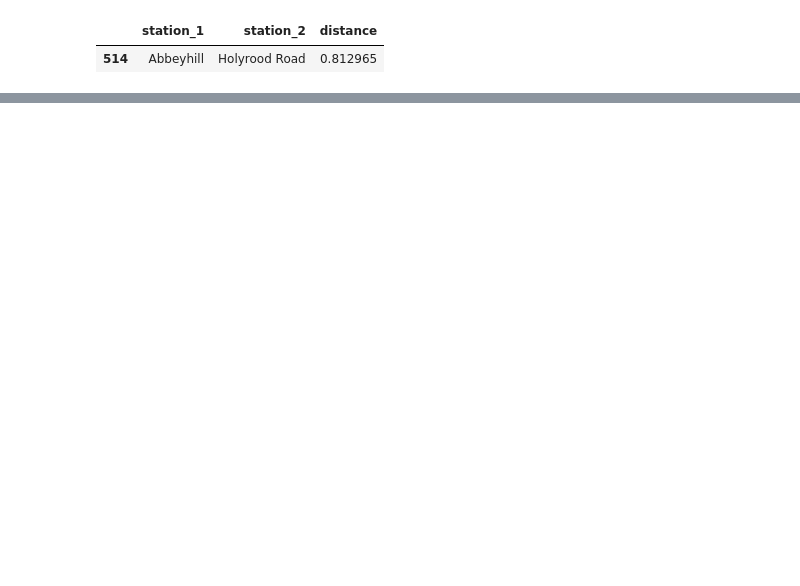
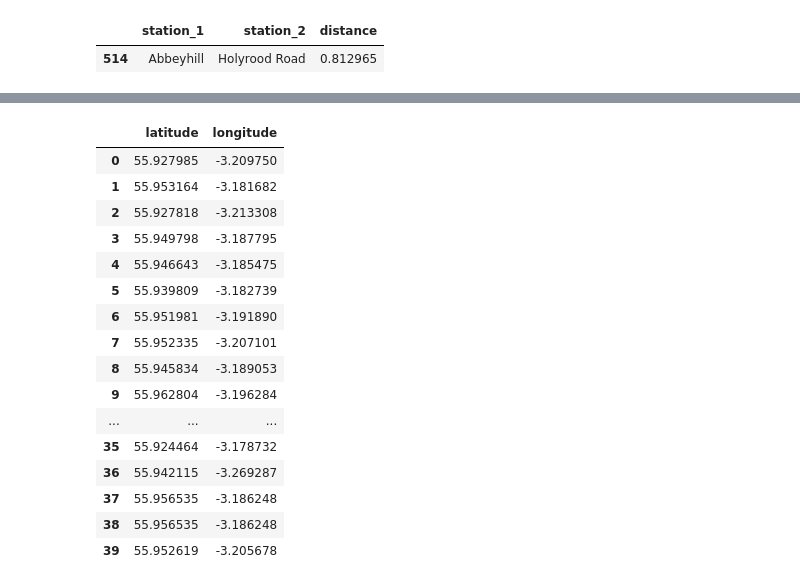
Before and after one commit to NikolasHe/MMCS_Project, a Jupyter notebook: notebook.ipynb, the cells around one changed output, grey strips where cells are left out. Cells and saved outputs as stored; diff of their text form; code cells hidden in the pictures; blank space fills up the shorter version.

Commit message:
kmeans

```diff
--- a/notebook.ipynb
+++ b/notebook.ipynb
@@ -294,0 +290,43 @@ df_dist[df_dist['station_1']=='Abbeyhill'][df_dist[df_dist['station_1']=='Abbeyh
+# %%
+close_stations = df_dist[df_dist['distance'] <= 0.25]
+# thereshold is equivalent to about 2-3 min walk
+
+close_stations = close_stations[close_stations.station_1 != close_stations.station_2]
+
+df_close = pd.DataFrame(columns = ['station_name', 'latitude', 'longitude'])
+
+# extract coordinates for each of the predetermined stations
+for station in close_stations.station_1.unique():
+    lat = (october_data[october_data['start_station_name'] == station].iloc[0,6])
+    long = (october_data[october_data['start_station_name'] == station].iloc[0,7])
+    new_row = {'station_name': station, 'latitude': lat, 'longitude': long}
+    #append row to the dataframe
+    df_close = df_close.append(new_row, ignore_index=True)
+# %%
+
+from sklearn.decomposition import PCA
+from sklearn.cluster import KMeans
+import numpy as np
+
+#Load Data
+data = (df_close[['latitude','longitude']])
+# 40 stations shall be somehow summarised/grouped together
+data
+# %% [output]
+|  | latitude | longitude |
+| 0 | 55.927985 | -3.209750 |
+| 1 | 55.953164 | -3.181682 |
+| 2 | 55.927818 | -3.213308 |
+| 3 | 55.949798 | -3.187795 |
+| 4 | 55.946643 | -3.185475 |
+| 5 | 55.939809 | -3.182739 |
+| 6 | 55.951981 | -3.191890 |
+| 7 | 55.952335 | -3.207101 |
+| 8 | 55.945834 | -3.189053 |
+| 9 | 55.962804 | -3.196284 |
+| ... | ... | ... |
+| 35 | 55.924464 | -3.178732 |
+| 36 | 55.942115 | -3.269287 |
+| 37 | 55.956535 | -3.186248 |
+| 38 | 55.956535 | -3.186248 |
+| 39 | 55.952619 | -3.205678 |
```
Also changed, not shown: parts of 5 cells of this notebook, 1 other file.
